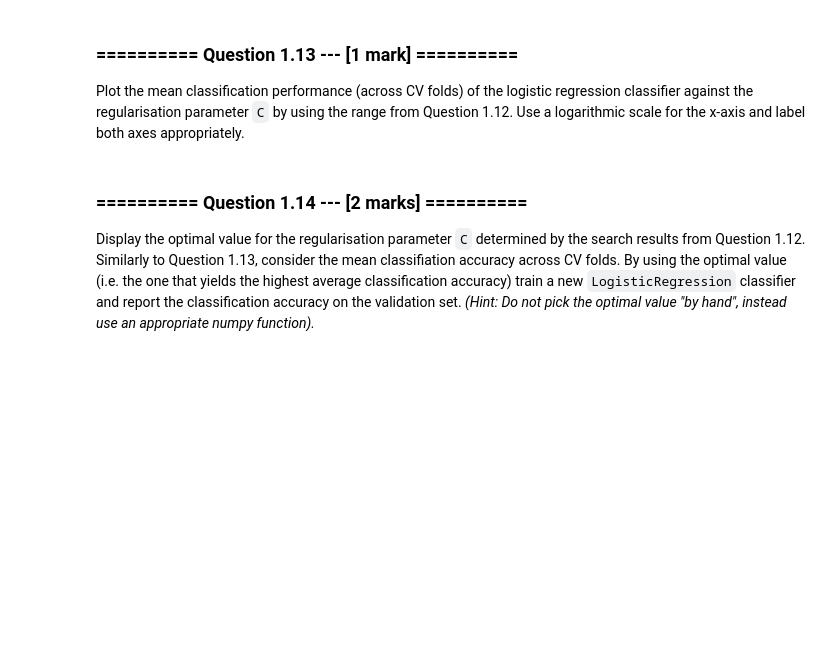
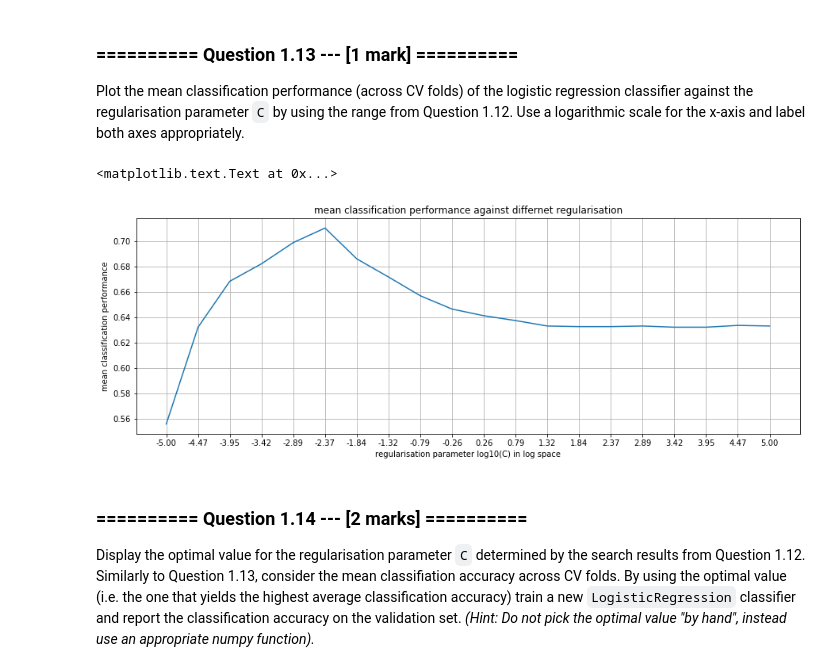
Before and after one commit to ShootingSpace/Machine-learning-practical-with-scikit-learn, a Jupyter notebook: 07_Assignment_3.ipynb, the cells around one changed output. Drawn from its saved outputs; the diff is of its cells as text; code cells hidden in the pictures; blank space fills up the shorter version.

```diff
--- a/07_Assignment_3.ipynb
+++ b/07_Assignment_3.ipynb
@@ -433,15 +403,21 @@ Name: is_person, Length: 697, dtype: int64
 # %%
 # Your code goes here
 C_regularization  =  np.logspace(-5,5, num=20)
+# Row index cv folds[0,1,2], columns index C[0,....19]
+score_array=np.ndarray((3,20))
+
+m=0
 for c in C_regularization:
     n=0
     for train_index, test_index in kf.split(X_tr):
-        n+=1
         _ = LogisticRegression(solver='lbfgs',C=c)
         _.fit(X_tr.iloc[train_index], y_tr.iloc[train_index])
-        print('c={} at fold {} obtain accuracy on training set: {:.3f}'.format(c,n,_.score(X_tr.iloc[train_index], y_tr.iloc[train_index])))
-        print('c={} at fold {} obtain accuracy on validation set: {:.3f}'.format(c,n,_.score(X_tr.iloc[test_index],  y_tr.iloc[test_index])))
-#product('ABCD', 'xy')
+        print('c={} at fold {} obtain accuracy on training set: {:.3f}'.format(c,n+1,_.score(X_tr.iloc[train_index], y_tr.iloc[train_index])))
+        score = _.score(X_tr.iloc[test_index],  y_tr.iloc[test_index])
+        print('c={} at fold {} obtain accuracy on validation set: {:.3f}'.format(c,n+1,score))
+        score_array[n,m]=score
+        n+=1
+    m+=1
 # %% [output]
 c=1e-05 at fold 1 obtain accuracy on training set: 0.559
 c=1e-05 at fold 1 obtain accuracy on validation set: 0.573
@@ -468,3 +442,23 @@ Plot the mean classification performance (across CV folds) of the logistic regre
+# %%
+# Your code goes here
+from matplotlib.ticker import FormatStrFormatter
+fig = plt.figure(figsize=(15,5))
+ax = fig.add_subplot(111)
+score_array.mean(axis=1)
+x = np.log10(C_regularization)
+y=score_array.mean(axis=0)
+plt.plot(x, y)
+ax.set_xticks(x)
+ax.set_xticklabels(x)
+
+ax.xaxis.set_major_formatter(FormatStrFormatter('%.2f'))
+plt.grid()
+plt.ylabel('mean classification performance')
+plt.xlabel('regularisation parameter log10(C) in log space')
+plt.title('mean classification performance against differnet regularisation')
+# %% [output]
+<matplotlib.text.Text at 0x...>
+[figure, added]
 # %% [markdown]
 ### ========== Question 1.14 --- [2 marks] ==========
 Display the optimal value for the regularisation parameter `C` determined by the search results from Question 1.12. Similarly to Question 1.13, consider the mean classifiation accuracy across CV folds. By using the optimal value (i.e. the one that yields the highest average classification accuracy) train a new `LogisticRegression` classifier and report the classification accuracy on the validation set. *(Hint: Do not pick the optimal value "by hand", instead use an appropriate numpy function).*
```
Also changed, not shown: parts of 22 cells of this notebook, 3 other files.
